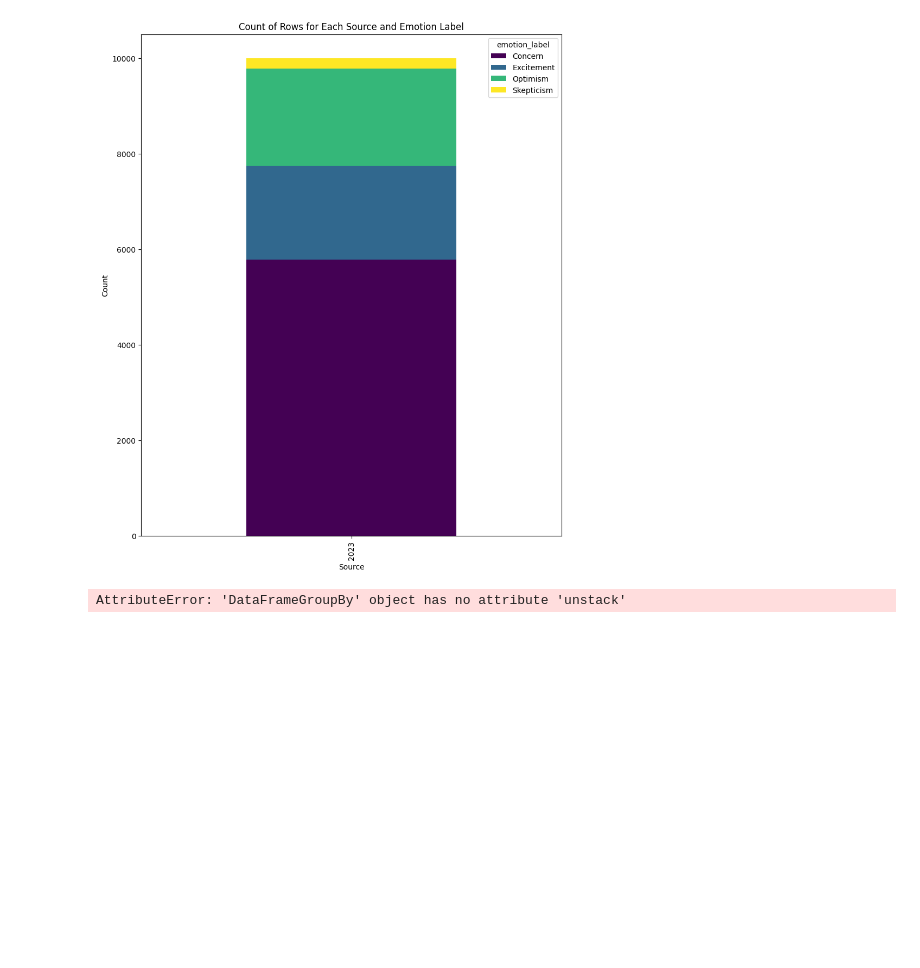
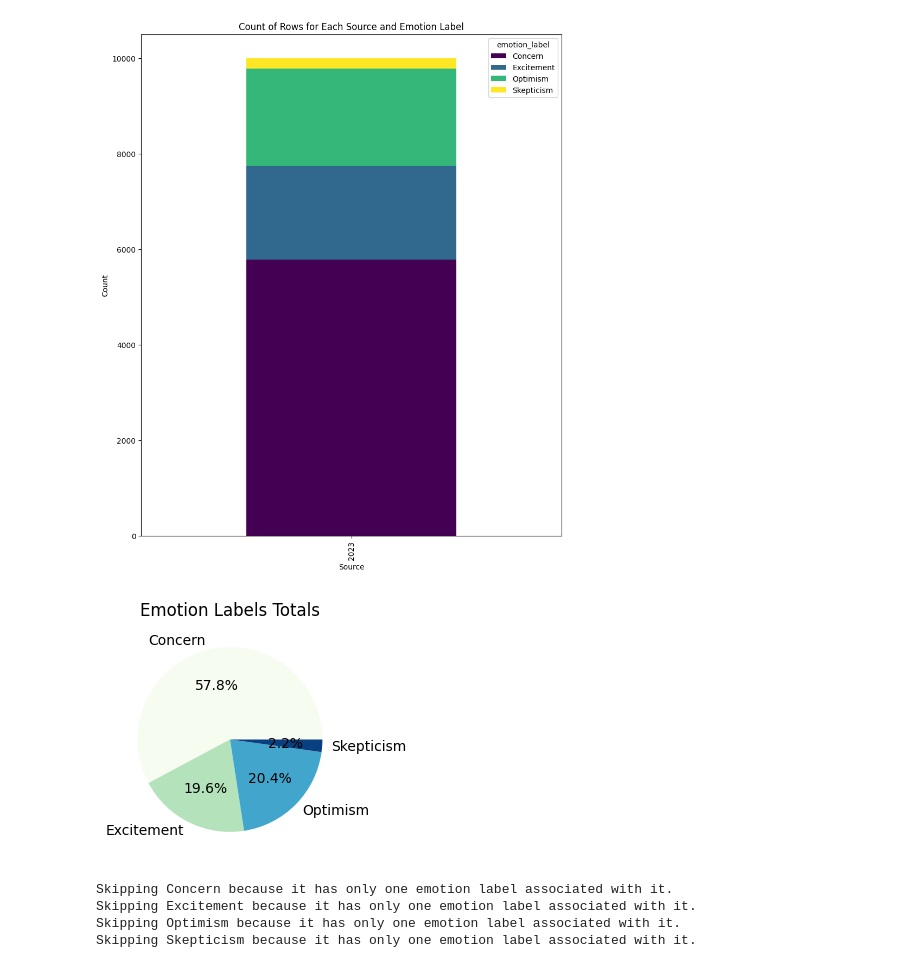
Before and after one commit to ArjunRajpal123/datathon-breaking-bad-data, a Jupyter notebook: emotion_visualizations.ipynb, the cells around one changed output. Cells and saved outputs as stored; diff of their text form; code cells hidden in the pictures; blank space fills up the shorter version.

Commit message:
fix for emotio

```diff
--- a/emotion_visualizations.ipynb
+++ b/emotion_visualizations.ipynb
@@ -105,7 +80,6 @@ dtype: int64
 # %%
 # Map 'month' to string name for month
 print(df['year'])
-df['month'] = df['month'].apply(lambda x: calendar.month_name[x])
 grouped_values = df.groupby(['month', 'emotion_label']).size()
 print(df['month'].value_counts())
 print(grouped_values)
@@ -150,12 +129,34 @@ year  emotion_label
       Skepticism        219
 dtype: int64
 [figure]
-# %%
-grouped_values = df.groupby('source').size()
-grouped_values.unstack().plot(kind='bar', stacked=False, colormap='viridis',figsize=(10, 6))
-plt.title('Counts for Each Source (with over 100 entries) and Emotion Label')
-plt.xlabel('Source')
-plt.ylabel('Count')
-plt.show()
-# %% [output]
-AttributeError: 'DataFrameGroupBy' object has no attribute 'unstack'
+# %%
+import pandas as pd
+
+grouped_values = df.groupby(['emotion_label']).size()
+# Get the unique source types
+source_types = grouped_values.index.get_level_values(0).unique()
+grouped_values.plot(kind='pie', colormap='GnBu', figsize=(3, 3), autopct='%1.1f%%')
+plt.title(f'Emotion Labels Totals')
+plt.ylabel('')
+plt.show()
+
+# Loop over the source types
+for source_type in source_types:
+    # Filter 'grouped_values' to only include rows where the 'source' is the current source type
+    source_values = grouped_values.loc[source_type]
+
+    # Check if 'source_values' is a Series
+    if isinstance(source_values, pd.Series):
+        # Create a pie chart of the source values
+        source_values.plot(kind='pie', colormap='GnBu', figsize=(3, 3), autopct='%1.1f%%')
+        plt.title(f'Emotion Label Totals for {source_type}')
+        plt.ylabel('')
+        plt.show()
+    else:
+        print(f"Skipping {source_type} because it has only one emotion label associated with it.")
+# %% [output]
+[figure, added]
+Skipping Concern because it has only one emotion label associated with it.
+Skipping Excitement because it has only one emotion label associated with it.
+Skipping Optimism because it has only one emotion label associated with it.
+Skipping Skepticism because it has only one emotion label associated with it.
```
Also changed, not shown: parts of 5 cells of this notebook.
